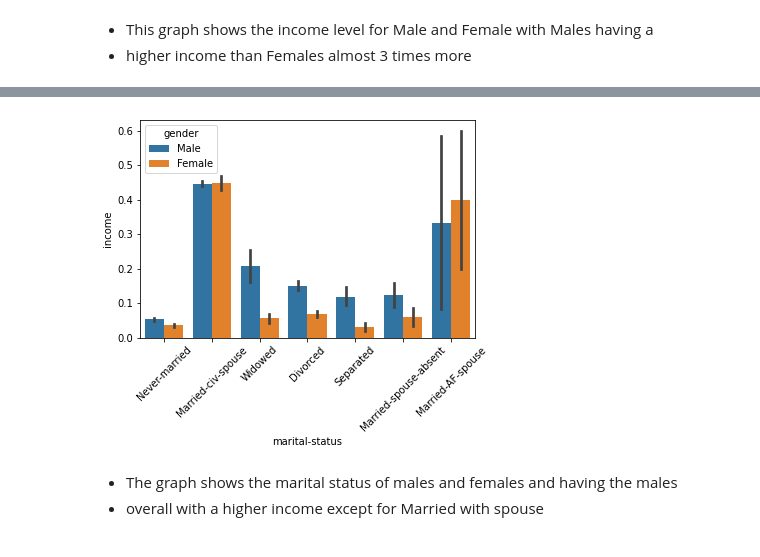
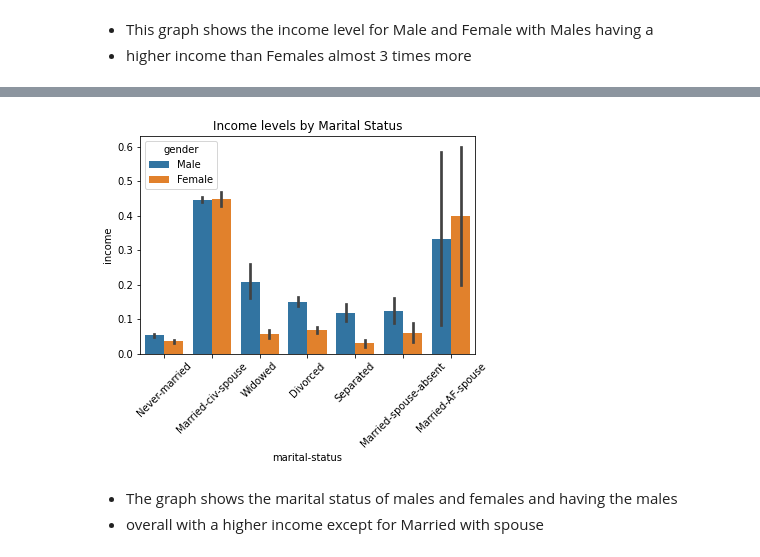
Before and after one commit to krheams60/Sales-predictions, a Jupyter notebook: Project2_Part4_Ken_Rheams.ipynb, the cells around one changed output, grey strips where cells are left out. Saved outputs shown, nothing was run; the diff lists cells and outputs as text; code cells hidden in the pictures.

```diff
--- a/Project2_Part4_Ken_Rheams.ipynb
+++ b/Project2_Part4_Ken_Rheams.ipynb
@@ -136,8 +144,9 @@ sns.barplot(data=df, x="gender", y="income", hue="gender");
 # %%
 sns.barplot(data=df, x="marital-status", y="income", hue="gender")
+plt.title("Income levels by Marital Status")
 plt.xticks(rotation = 45);
 # %% [output]
-[figure, old version]
+[figure, new version]
 # %% [markdown]
  - The graph shows the marital status of males and females and having the males
  - overall with a higher income except for Married with spouse
```
Also changed, not shown: parts of 12 cells of this notebook.
